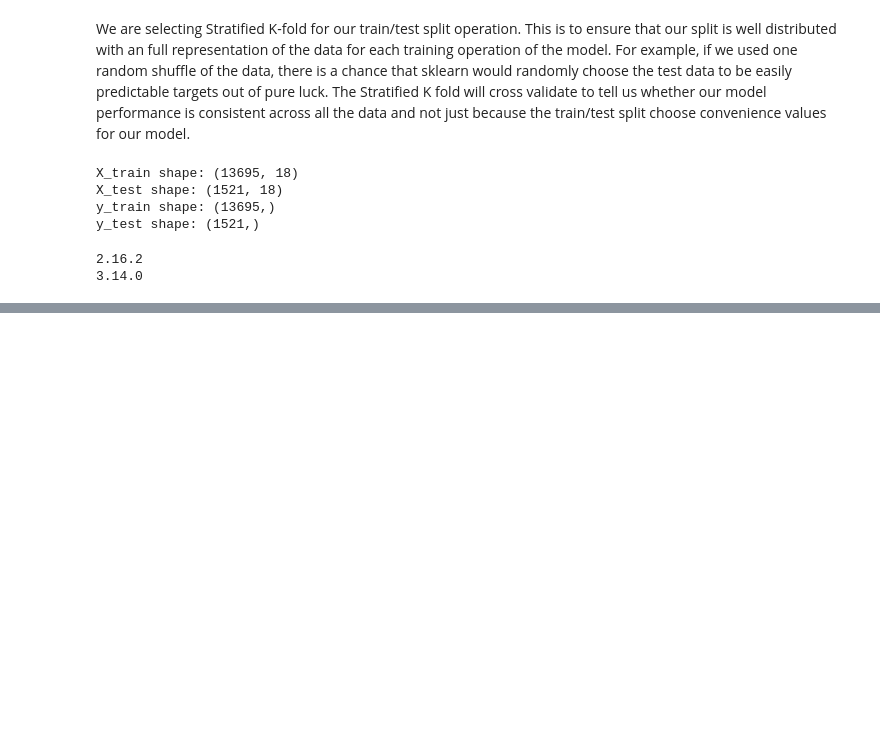
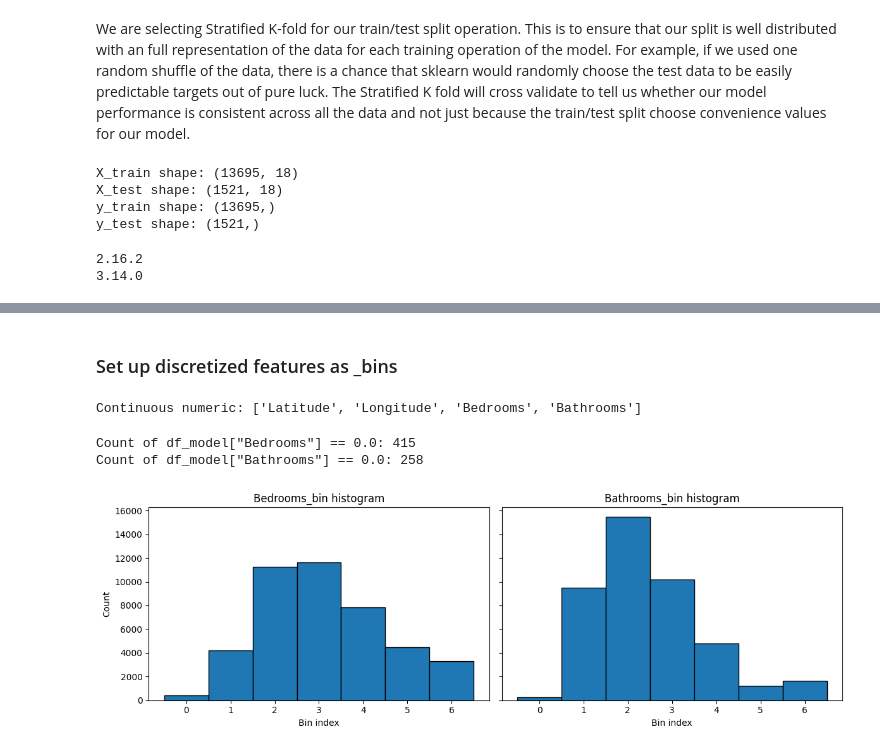
Before and after one commit to kdmatsson/CS-7324-Machine-Learning-in-Python, a Jupyter notebook: Lab_5_Folder/Lab_5.ipynb, the cells around one changed output, grey strips where cells are left out. Saved outputs shown, nothing was run; the diff lists cells and outputs as text; code cells hidden in the pictures; blank space fills up the shorter version.

```diff
--- a/Lab_5_Folder/Lab_5.ipynb
+++ b/Lab_5_Folder/Lab_5.ipynb
@@ -63,6 +212,8 @@ from sklearn.preprocessing import LabelEncoder
 
 encoder = LabelEncoder() # init the encoder
 
+df = df_no_nan.copy() # make a copy of the dataframe to work with
+
 for cols in df: # loop through the features
     if df[cols].dtype == 'str': # find the features with string data
         df[cols] = encoder.fit_transform(df[cols]) # convert the string data to unique integers
@@ -359,0 +564,75 @@ plt.xlabel('epochs')
+# %% [markdown]
+### Set up discretized features as _bins
+# %%
+# Let's discretize Acreage and Square Footage into 20 quantiles each,
+# which will give us 20 categories for each of these features to use in the wide branch of our model.
+#
+# We'll label discretized features with a "_bin" suffix to make it clear that these are binned versions of the original continuous features.
+
+for col in discretized_source_headers:
+    df_model[f"{col}_bin"] = pd.qcut(
+        df_model[col], q=20, labels=False, duplicates="drop"
+    ).astype("int64")
+
+# Keep only the binned versions for these features.
+df_model.drop(columns=discretized_source_headers, inplace=True)
+
+# Rebuild numeric header groups from the model dataframe after dropping raw columns.
+numeric_headers = [c for c in df_model.columns if c not in categorical_headers + [target_col]]
+continuous_numeric_headers = [c for c in numeric_headers if c not in discretized_headers]
+print(f"Continuous numeric: {continuous_numeric_headers}")
+# %% [output]
+Continuous numeric: ['Latitude', 'Longitude', 'Bedrooms', 'Bathrooms']
+# %%
+# After evaluation, I want to discretize more numeric features so they can be
+# used as crossed features in the wide branch of our model. Let's consider
+# Bedrooms and Bathrooms, which are already low-cardinality but have some 0.00 values that need special handling.
+
+bedrooms_zero_count = (df_model["Bedrooms"] == 0.0).sum()
+bathrooms_zero_count = (df_model["Bathrooms"] == 0.0).sum()
+print(f'Count of df_model["Bedrooms"] == 0.0: {bedrooms_zero_count}')
+print(f'Count of df_model["Bathrooms"] == 0.0: {bathrooms_zero_count}')
+
+# Bathrooms/Bedrooms are low-cardinality already, but explicit bins are fine
+# Sanitize values so casting cannot fail on NaN/inf/out-of-range values.
+bedrooms_num = pd.to_numeric(df_model["Bedrooms"], errors="coerce")
+bedrooms_num = bedrooms_num.replace([np.inf, -np.inf], np.nan).fillna(0.0)
+
+df_model["Bedrooms_bin"] = pd.cut(
+    bedrooms_num,
+    bins=[-np.inf, 0, 1, 2, 3, 4, 5, np.inf],
+    labels=False,
+    include_lowest=True,
+).astype("int64")
+
+bathrooms_num = pd.to_numeric(df_model["Bathrooms"], errors="coerce")
+bathrooms_num = bathrooms_num.replace([np.inf, -np.inf], np.nan).fillna(0.0)
+
+df_model["Bathrooms_bin"] = pd.cut(
+    bathrooms_num,
+    bins=[-np.inf, 0, 1, 2, 3, 4, 5, np.inf],
+    labels=False,
+    include_lowest=True,
+).astype("int64")
+# %% [output]
+Count of df_model["Bedrooms"] == 0.0: 415
+Count of df_model["Bathrooms"] == 0.0: 258
+# %%
+# Visiualize the distributions of the new bins.
+fig, axes = plt.subplots(1, 2, figsize=(12, 4), sharey=True)
+
+for ax, col in zip(axes, ["Bedrooms_bin", "Bathrooms_bin"]):
+    vals = df_model[col].dropna().astype(int)
+    lo, hi = vals.min(), vals.max()
+    edges = np.arange(lo - 0.5, hi + 1.5, 1)
+
+    ax.hist(vals, bins=edges, edgecolor="black")
+    ax.set_xticks(np.arange(lo, hi + 1))
+    ax.set_xlabel("Bin index")
+    ax.set_title(f"{col} histogram")
+
+axes[0].set_ylabel("Count")
+plt.tight_layout()
+plt.show()
+# %% [output]
+[figure, added]
```
Also changed, not shown: parts of 38 cells of this notebook.
